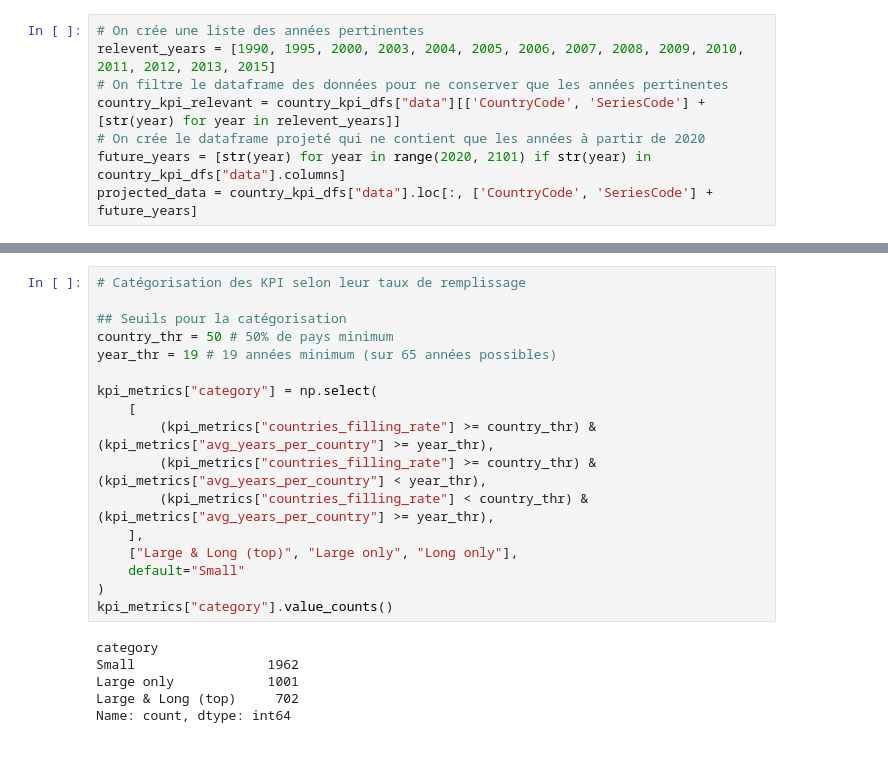
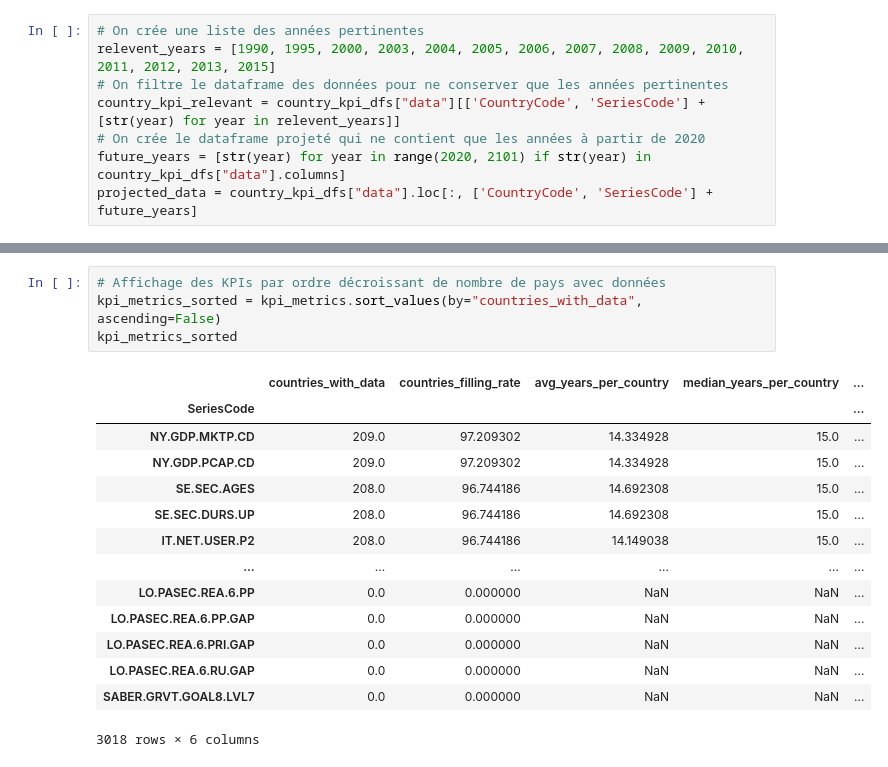
Before and after one commit to PAANNO/OPC-Data_Engineer, a Jupyter notebook: OPC2-Analysez les données de systèmes éducatifs/notebooks/Analyse des données.ipynb, the cells around one changed output, grey strips where cells are left out. Drawn from its saved outputs; the diff is of its cells as text.

```diff
--- a/OPC2-Analysez les données de systèmes éducatifs/notebooks/Analyse des données.ipynb
+++ b/OPC2-Analysez les données de systèmes éducatifs/notebooks/Analyse des données.ipynb
@@ -567,23 +583,19 @@ kpi_metrics = tmp.groupby("SeriesCode").apply(
 # %%
-# Catégorisation des KPI selon leur taux de remplissage
-
-## Seuils pour la catégorisation
-country_thr = 50 # 50% de pays minimum
-year_thr = 19 # 19 années minimum (sur 65 années possibles)
-
-kpi_metrics["category"] = np.select(
-    [
-        (kpi_metrics["countries_filling_rate"] >= country_thr) & (kpi_metrics["avg_years_per_country"] >= year_thr),
-        (kpi_metrics["countries_filling_rate"] >= country_thr) & (kpi_metrics["avg_years_per_country"] < year_thr),
-        (kpi_metrics["countries_filling_rate"] < country_thr) & (kpi_metrics["avg_years_per_country"] >= year_thr),
-    ],
-    ["Large & Long (top)", "Large only", "Long only"],
-    default="Small"
-)
-kpi_metrics["category"].value_counts()
+# Affichage des KPIs par ordre décroissant de nombre de pays avec données
+kpi_metrics_sorted = kpi_metrics.sort_values(by="countries_with_data", ascending=False)
+kpi_metrics_sorted
 # %% [output]
+|  | countries_with_data | countries_filling_rate | avg_years_per_country | median_years_per_country | ... |
+| SeriesCode |  |  |  |  | ... |
+| NY.GDP.MKTP.CD | 209.0 | 97.209302 | 14.334928 | 15.0 | ... |
+| NY.GDP.PCAP.CD | 209.0 | 97.209302 | 14.334928 | 15.0 | ... |
+| SE.SEC.AGES | 208.0 | 96.744186 | 14.692308 | 15.0 | ... |
+| SE.SEC.DURS.UP | 208.0 | 96.744186 | 14.692308 | 15.0 | ... |
+| IT.NET.USER.P2 | 208.0 | 96.744186 | 14.149038 | 15.0 | ... |
+| ... | ... | ... | ... | ... | ... |
+| LO.PASEC.REA.6.PP | 0.0 | 0.000000 | NaN | NaN | ... |
+| LO.PASEC.REA.6.PP.GAP | 0.0 | 0.000000 | NaN | NaN | ... |
+| LO.PASEC.REA.6.PRI.GAP | 0.0 | 0.000000 | NaN | NaN | ... |
+| LO.PASEC.REA.6.RU.GAP | 0.0 | 0.000000 | NaN | NaN | ... |
+| SABER.GRVT.GOAL8.LVL7 | 0.0 | 0.000000 | NaN | NaN | ... |
-category
-Small                 1962
-Large only            1001
-Large & Long (top)     702
-Name: count, dtype: int64
+3018 rows × 6 columns
```
Also changed, not shown: parts of 8 cells of this notebook.
